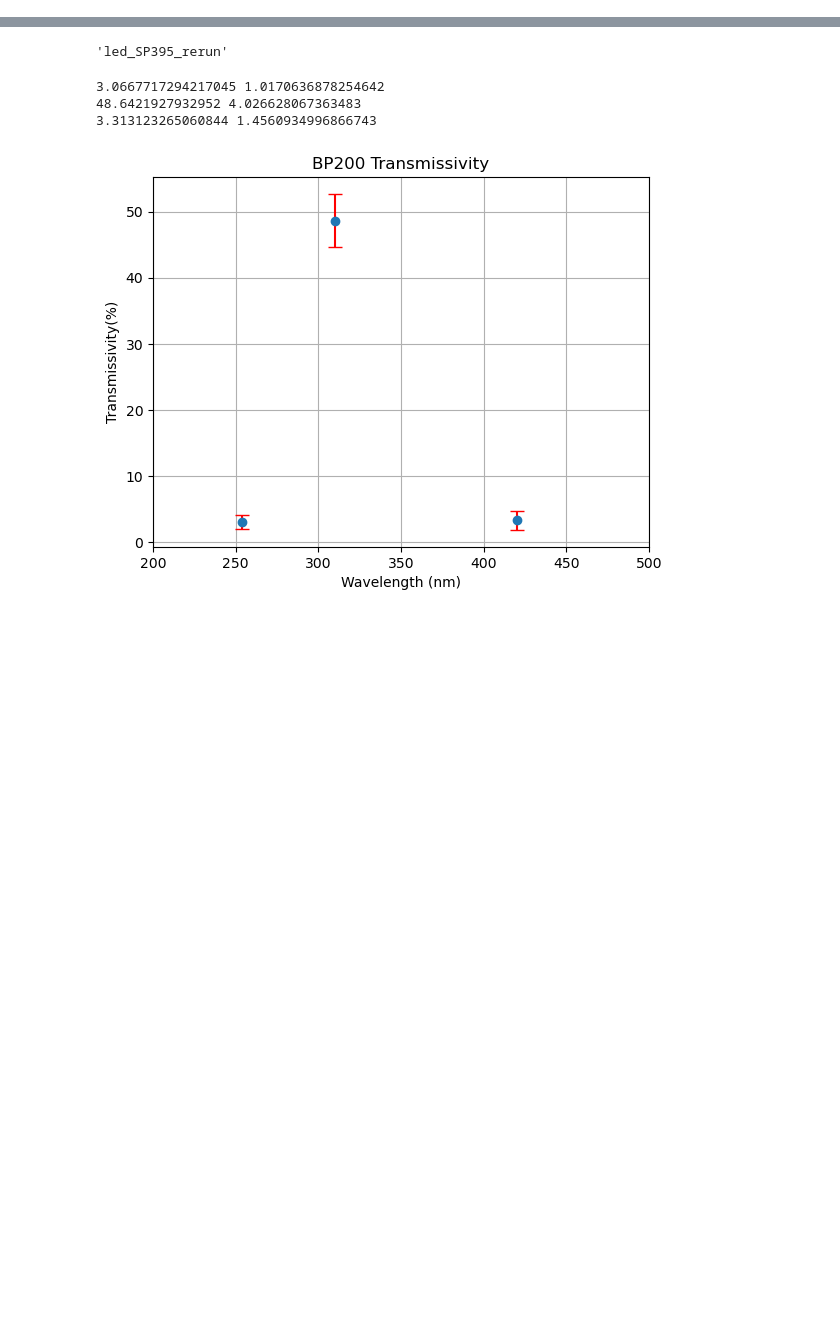
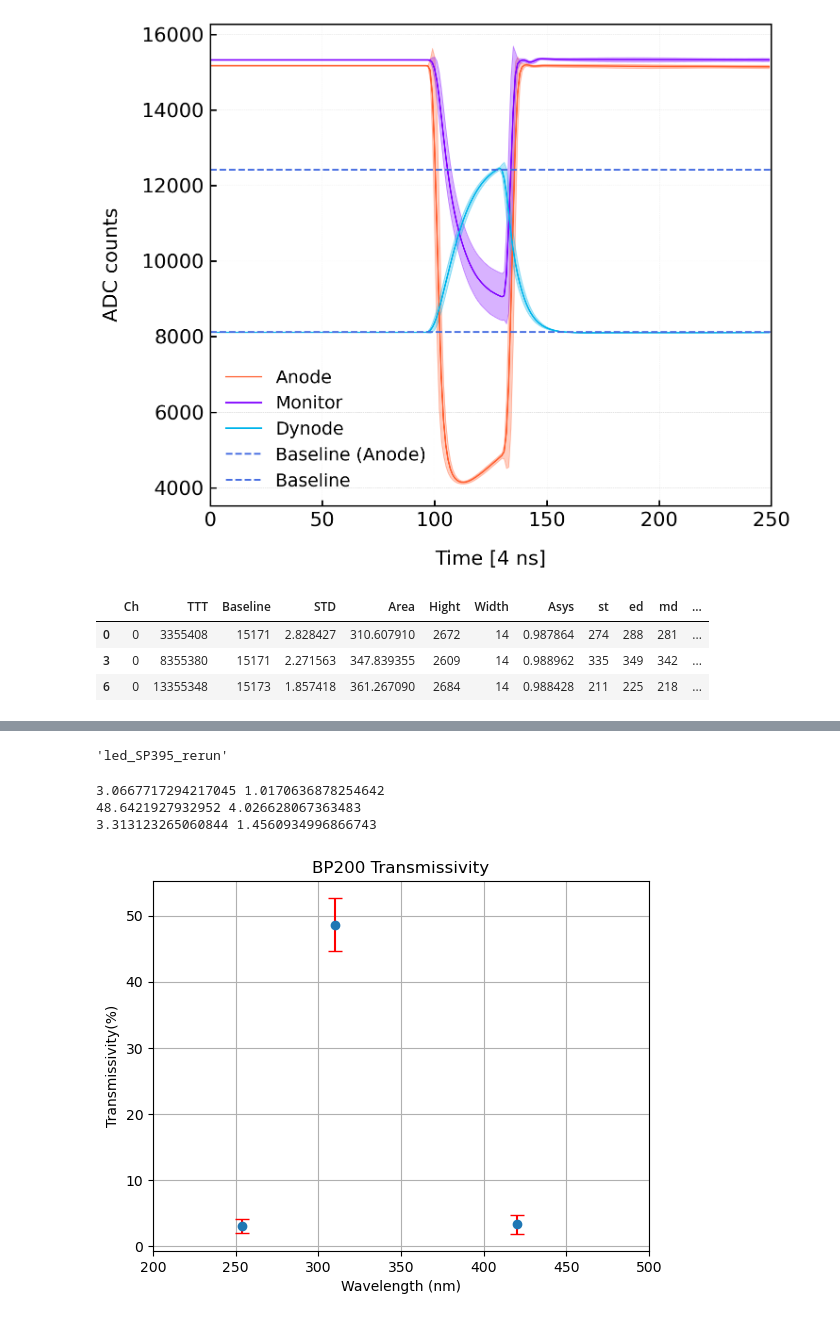
Before and after one commit to Westlake-University-Lsc-lab/ProcessLocalData, a Jupyter notebook: darkrate.ipynb, the cells around one changed output, grey strips where cells are left out. Cells and saved outputs as stored; diff of their text form; code cells hidden in the pictures; blank space fills up the shorter version.

```diff
--- a/darkrate.ipynb
+++ b/darkrate.ipynb
@@ -227,0 +182,39 @@ df_new
+# %%
+wf_anode, wf_anode_err = pt.mean_waveforms(np.stack(df_0.Wave.to_numpy()) , 0, 250)
+wf_mintor, wf_mintor_err = pt.mean_waveforms(np.stack(df_1.Wave.to_numpy()) , 0, 250)
+wf_dynode, wf_dynode_err = pt.mean_waveforms(np.stack(df_2.Wave.to_numpy()) , 0, 250)
+# %%
+
+
+baseline = df_2.Baseline[2]
+plt.figure(figsize=(10, 8),dpi=150)
+
+pt.plot_waveform(wf_anode, wf_anode_err, 7, 'Anode')
+pt.plot_waveform(wf_mintor, wf_mintor_err, 0, 'Monitor')
+pt.plot_waveform(wf_dynode, wf_dynode_err, 2, 'Dynode')
+
+plt.axhline(y=baseline, color='royalblue', linestyle='--',linewidth=1.8, label='Baseline (Anode)')
+plt.axhline(y=(baseline + 4300), color='royalblue', linestyle='--',linewidth=1.8, label='Baseline ')
+
+plt.legend(loc='lower left',fontsize=18,shadow=False, frameon=False, fancybox=False, framealpha=0.8, ncol=1)
+plt.xlabel('Time [4 ns]',labelpad=20, fontsize=20)
+plt.ylabel("ADC counts", labelpad=20, fontsize=20)
+plt.xticks(fontsize=20)
+plt.yticks(fontsize=20)
+plt.tick_params(which='both', direction='in', length=6, width=1.5, pad=6)
+for spine in plt.gca().spines.values():
+    spine.set_linewidth(1.5)
+plt.grid(True, linestyle='--', linewidth=0.4, alpha=0.5)
+plt.xlim(0, 250)
+# plt.savefig('figs/wfadm.pdf', bbox_inches='tight')
+plt.tight_layout()
+plt.show()
+# %% [output]
+[figure, added]
+# %%
+df1ms.head(3)
+# %% [output]
+|  | Ch | TTT | Baseline | STD | Area | Hight | Width | Asys | st | ed | md | ... |
+| 0 | 0 | 3355408 | 15171 | 2.828427 | 310.607910 | 2672 | 14 | 0.987864 | 274 | 288 | 281 | ... |
+| 3 | 0 | 8355380 | 15171 | 2.271563 | 347.839355 | 2609 | 14 | 0.988962 | 335 | 349 | 342 | ... |
+| 6 | 0 | 13355348 | 15173 | 1.857418 | 361.267090 | 2684 | 14 | 0.988428 | 211 | 225 | 218 | ... |
```
Also changed, not shown: parts of 38 cells of this notebook.
